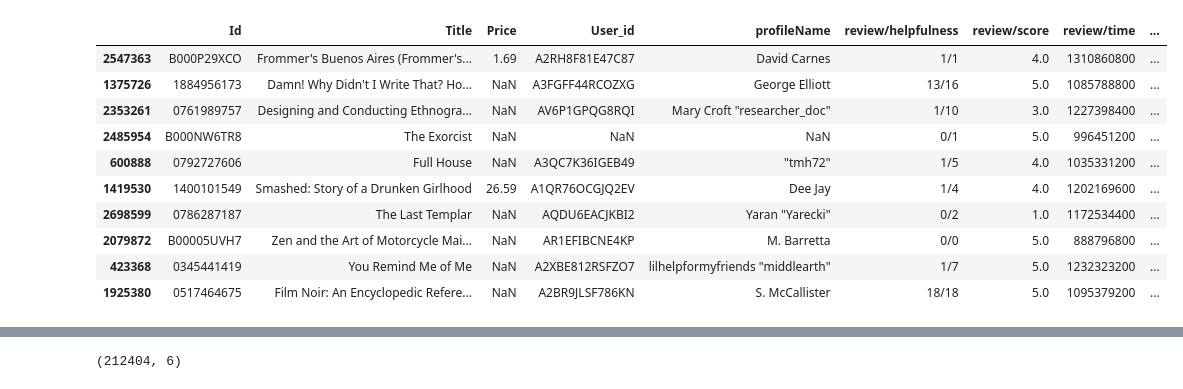
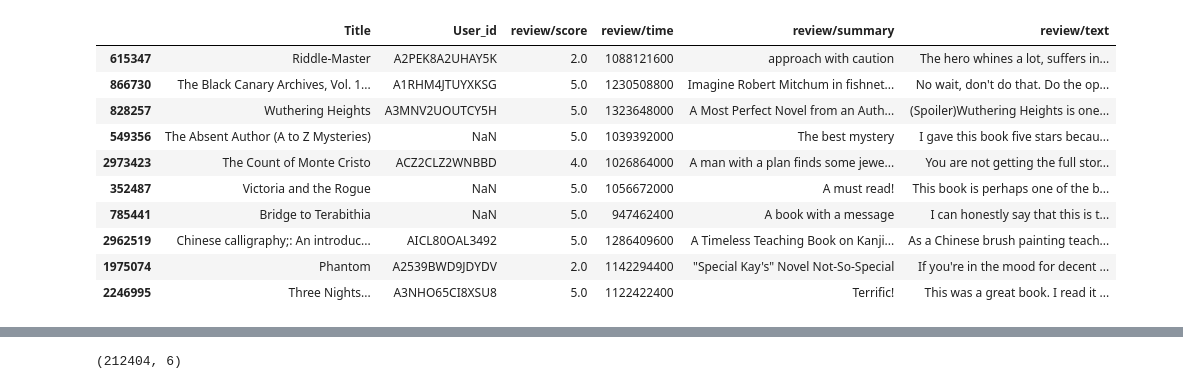
Before and after one commit to arnaldochm/final_project_nlp, a Jupyter notebook: notebooks/notebook.ipynb, the cells around one changed output, grey strips where cells are left out. Saved outputs shown, nothing was run; the diff lists cells and outputs as text; code cells hidden in the pictures.

Commit message:
Cleaning the Data

```diff
--- a/notebooks/notebook.ipynb
+++ b/notebooks/notebook.ipynb
@@ -55,6 +56,9 @@ from sklearn.preprocessing import OneHotEncoder
 from sklearn.preprocessing import StandardScaler
 from sklearn.feature_extraction.text import TfidfVectorizer
 # %%
-df_rating_raw = pd.read_csv('../data/raw/Books_rating.csv')
+#Loading the Datasets
 
-df_rating_raw.info()
+
+# df_rating_raw = pd.read_csv('../data/raw/Books_rating.csv')
+
+# df_rating_raw.info()
@@ -79,14 +79,29 @@ memory usage: 228.9+ MB
+# %%
+#Innecesary Columns are removed
+# df_rating:
+#   - Price: Almost 84% of the entries are nan.
+#   - profileName: User_id provides same information.
+#   - Id: Innecesary column.
+#   - review/helpfulness: Unncesary column for current analysis
+#   - review/summary: Unncesary column for current analysis
+# df_data:
+#   - image, previewLink, infoLink: Not useful information.
+#   - ratingsCount: Information from Google API. Not useful for the analysis.
+#   - description: Non necesary information for Analysis
+
+df_rating_processed = df_rating_raw.drop(['Id','profileName','Price','review/helpfulness'], axis=1).copy()
+df_data_processed = df_data_raw.drop(['image','previewLink','infoLink','ratingsCount','description'], axis=1).copy()
 # %%
-df_rating_raw.sample(10)
+df_rating_processed.sample(10)
 # %% [output]
-|  | Id | Title | Price | User_id | profileName | review/helpfulness | review/score | review/time | ... |
-| 2547363 | B000P29XCO | Frommer's Buenos Aires (Frommer's... | 1.69 | A2RH8F81E47C87 | David Carnes | 1/1 | 4.0 | 1310860800 | ... |
-| 1375726 | 1884956173 | Damn! Why Didn't I Write That? Ho... | NaN | A3FGFF44RCOZXG | George Elliott | 13/16 | 5.0 | 1085788800 | ... |
-| 2353261 | 0761989757 | Designing and Conducting Ethnogra... | NaN | AV6P1GPQG8RQI | Mary Croft "researcher_doc" | 1/10 | 3.0 | 1227398400 | ... |
-| 2485954 | B000NW6TR8 | The Exorcist | NaN | NaN | NaN | 0/1 | 5.0 | 996451200 | ... |
-| 600888 | 0792727606 | Full House | NaN | A3QC7K36IGEB49 | "tmh72" | 1/5 | 4.0 | 1035331200 | ... |
-| 1419530 | 1400101549 | Smashed: Story of a Drunken Girlhood | 26.59 | A1QR76OCGJQ2EV | Dee Jay | 1/4 | 4.0 | 1202169600 | ... |
-| 2698599 | 0786287187 | The Last Templar | NaN | AQDU6EACJKBI2 | Yaran "Yarecki" | 0/2 | 1.0 | 1172534400 | ... |
-| 2079872 | B00005UVH7 | Zen and the Art of Motorcycle Mai... | NaN | AR1EFIBCNE4KP | M. Barretta | 0/0 | 5.0 | 888796800 | ... |
-| 423368 | 0345441419 | You Remind Me of Me | NaN | A2XBE812RSFZO7 | lilhelpformyfriends "middlearth" | 1/7 | 5.0 | 1232323200 | ... |
-| 1925380 | 0517464675 | Film Noir: An Encyclopedic Refere... | NaN | A2BR9JLSF786KN | S. McCallister | 18/18 | 5.0 | 1095379200 | ... |
+|  | Title | User_id | review/score | review/time | review/summary | review/text |
+| 615347 | Riddle-Master | A2PEK8A2UHAY5K | 2.0 | 1088121600 | approach with caution | The hero whines a lot, suffers in... |
+| 866730 | The Black Canary Archives, Vol. 1... | A1RHM4JTUYXKSG | 5.0 | 1230508800 | Imagine Robert Mitchum in fishnet... | No wait, don't do that. Do the op... |
+| 828257 | Wuthering Heights | A3MNV2UOUTCY5H | 5.0 | 1323648000 | A Most Perfect Novel from an Auth... | (Spoiler)Wuthering Heights is one... |
+| 549356 | The Absent Author (A to Z Mysteries) | NaN | 5.0 | 1039392000 | The best mystery | I gave this book five stars becau... |
+| 2973423 | The Count of Monte Cristo | ACZ2CLZ2WNBBD | 4.0 | 1026864000 | A man with a plan finds some jewe... | You are not getting the full stor... |
+| 352487 | Victoria and the Rogue | NaN | 5.0 | 1056672000 | A must read! | This book is perhaps one of the b... |
+| 785441 | Bridge to Terabithia | NaN | 5.0 | 947462400 | A book with a message | I can honestly say that this is t... |
+| 2962519 | Chinese calligraphy;: An introduc... | AICL80OAL3492 | 5.0 | 1286409600 | A Timeless Teaching Book on Kanji... | As a Chinese brush painting teach... |
+| 1975074 | Phantom | A2539BWD9JDYDV | 2.0 | 1142294400 | "Special Kay's" Novel Not-So-Special | If you're in the mood for decent ... |
+| 2246995 | Three Nights... | A3NHO65CI8XSU8 | 5.0 | 1122422400 | Terrific! | This was a great book. I read it ... |
```
Also changed, not shown: parts of 29 cells of this notebook.
